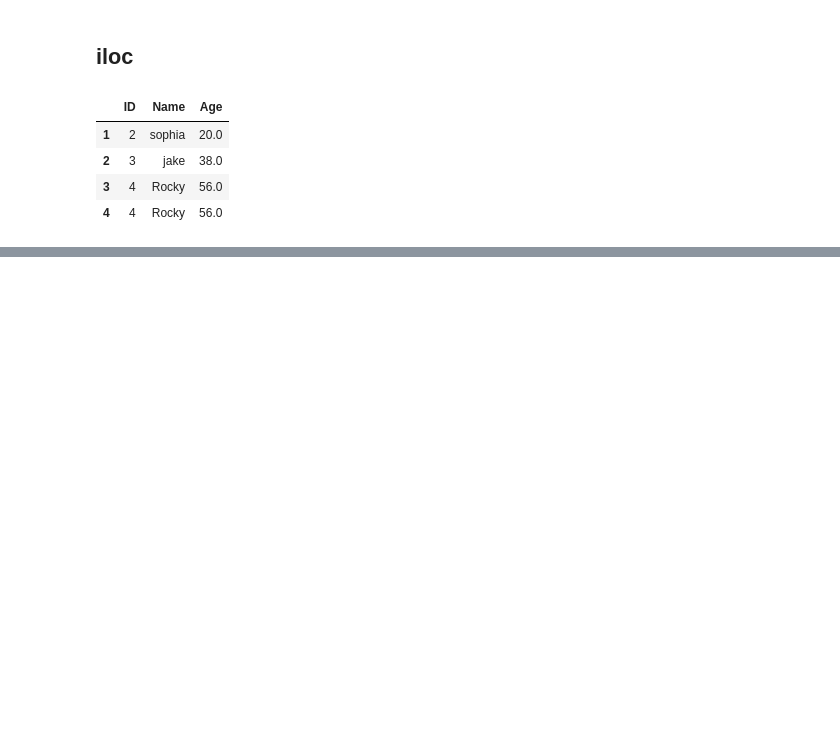
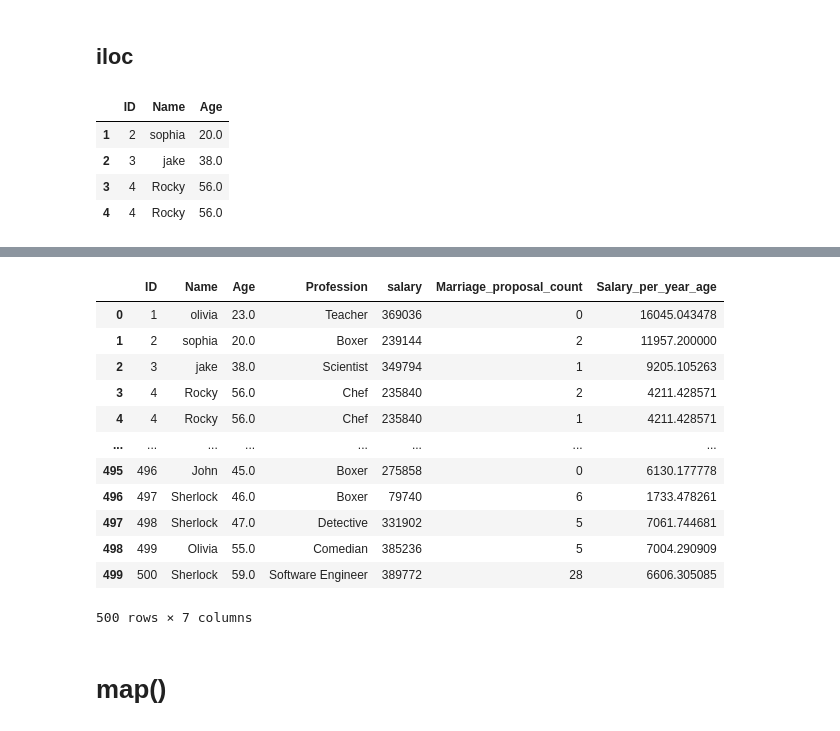
Before and after one commit to vindukummara/Data-Analytics-DA22, a Jupyter notebook: Data Analytics(22) (1).ipynb, the cells around one changed output, grey strips where cells are left out. Drawn from its saved outputs; the diff is of its cells as text; code cells hidden in the pictures; blank space fills up the shorter version.

```diff
--- a/Data Analytics(22) (1).ipynb
+++ b/Data Analytics(22) (1).ipynb
@@ -1172,0 +1924,4 @@ df.iloc[1:5, 0:3]
+# %%
+import pandas as pd
+df = pd.read_excel("Excel_data.xlsx")
+df
@@ -1172,0 +1969,5 @@ df.iloc[1:5, 0:3]
+# %%
+# Query : double the salry of the employess
+df6 = df.copy()
+df6.salary = df6.salary.apply(lambda x : x * 2)
+df6
@@ -1172,0 +1988,22 @@ df.iloc[1:5, 0:3]
+# %%
+# example-3: Apply() function
+# Query : create a new column which is having salary / age
+# Motive : use of apply() function  an complete data frame and acess multiple columns
+df6["Salary_per_year_age"] = df6.apply(lambda row: row['salary']/row['Age'],axis = 1)
+df6
+# %% [output]
+|  | ID | Name | Age | Profession | salary | Marriage_proposal_count | Salary_per_year_age |
+| 0 | 1 | olivia | 23.0 | Teacher | 369036 | 0 | 16045.043478 |
+| 1 | 2 | sophia | 20.0 | Boxer | 239144 | 2 | 11957.200000 |
+| 2 | 3 | jake | 38.0 | Scientist | 349794 | 1 | 9205.105263 |
+| 3 | 4 | Rocky | 56.0 | Chef | 235840 | 2 | 4211.428571 |
+| 4 | 4 | Rocky | 56.0 | Chef | 235840 | 1 | 4211.428571 |
+| ... | ... | ... | ... | ... | ... | ... | ... |
+| 495 | 496 | John | 45.0 | Boxer | 275858 | 0 | 6130.177778 |
+| 496 | 497 | Sherlock | 46.0 | Boxer | 79740 | 6 | 1733.478261 |
+| 497 | 498 | Sherlock | 47.0 | Detective | 331902 | 5 | 7061.744681 |
+| 498 | 499 | Olivia | 55.0 | Comedian | 385236 | 5 | 7004.290909 |
+| 499 | 500 | Sherlock | 59.0 | Software Engineer | 389772 | 28 | 6606.305085 |
+500 rows × 7 columns
+# %% [markdown]
+# map()
```
Also changed, not shown: parts of 99 cells of this notebook.
